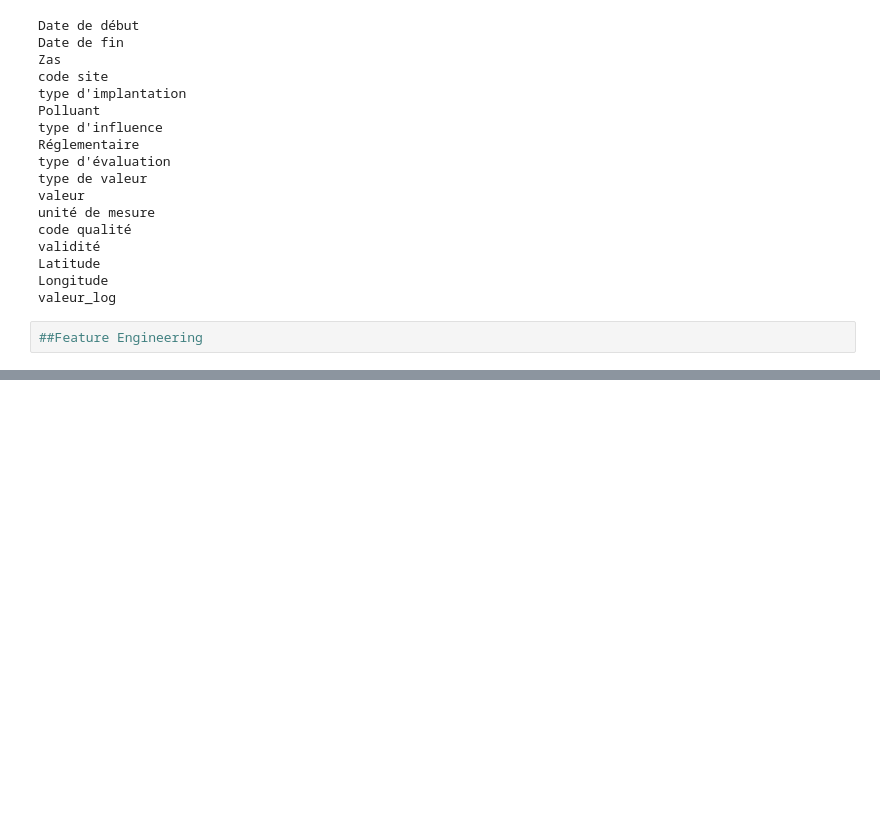
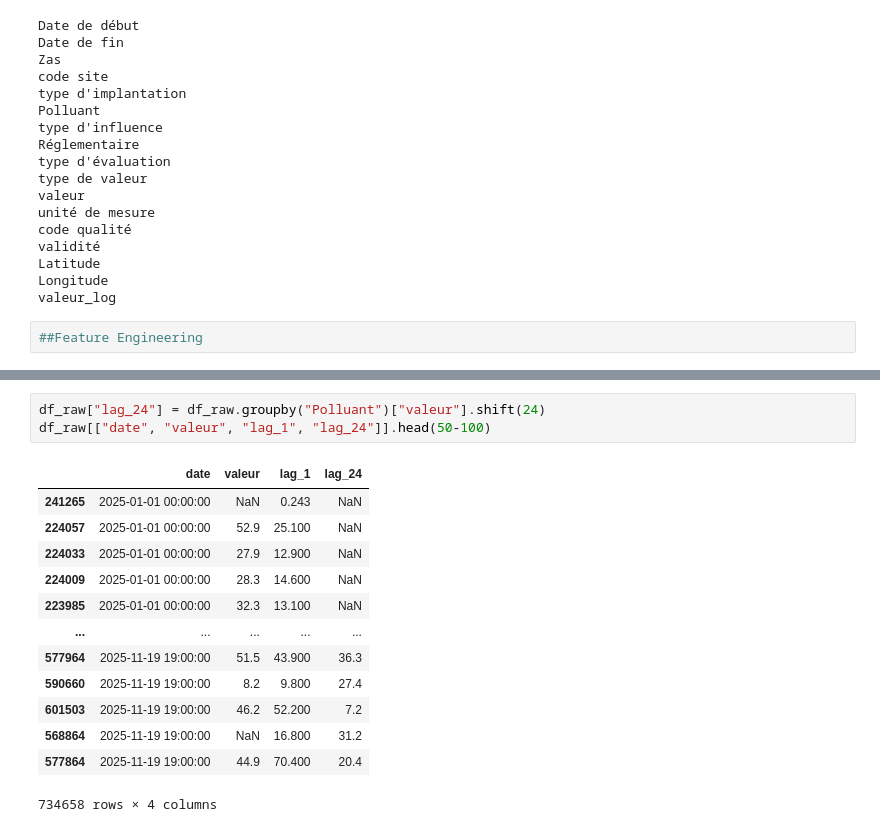
Before and after one commit to JayaSaiKishore7/AirQuality_AnalysisFR, a Jupyter notebook: notebooks/RawEda.ipynb, the cells around one changed output, grey strips where cells are left out. Cells and saved outputs as stored; diff of their text form; blank space fills up the shorter version.

```diff
--- a/notebooks/RawEda.ipynb
+++ b/notebooks/RawEda.ipynb
@@ -447,0 +620,17 @@ valeur_log
+# %%
+df_raw["lag_24"] = df_raw.groupby("Polluant")["valeur"].shift(24)
+df_raw[["date", "valeur", "lag_1", "lag_24"]].head(50-100)
+# %% [output]
+|  | date | valeur | lag_1 | lag_24 |
+| 241265 | 2025-01-01 00:00:00 | NaN | 0.243 | NaN |
+| 224057 | 2025-01-01 00:00:00 | 52.9 | 25.100 | NaN |
+| 224033 | 2025-01-01 00:00:00 | 27.9 | 12.900 | NaN |
+| 224009 | 2025-01-01 00:00:00 | 28.3 | 14.600 | NaN |
+| 223985 | 2025-01-01 00:00:00 | 32.3 | 13.100 | NaN |
+| ... | ... | ... | ... | ... |
+| 577964 | 2025-11-19 19:00:00 | 51.5 | 43.900 | 36.3 |
+| 590660 | 2025-11-19 19:00:00 | 8.2 | 9.800 | 27.4 |
+| 601503 | 2025-11-19 19:00:00 | 46.2 | 52.200 | 7.2 |
+| 568864 | 2025-11-19 19:00:00 | NaN | 16.800 | 31.2 |
+| 577864 | 2025-11-19 19:00:00 | 44.9 | 70.400 | 20.4 |
+734658 rows × 4 columns
```
Also changed, not shown: parts of 24 cells of this notebook.
